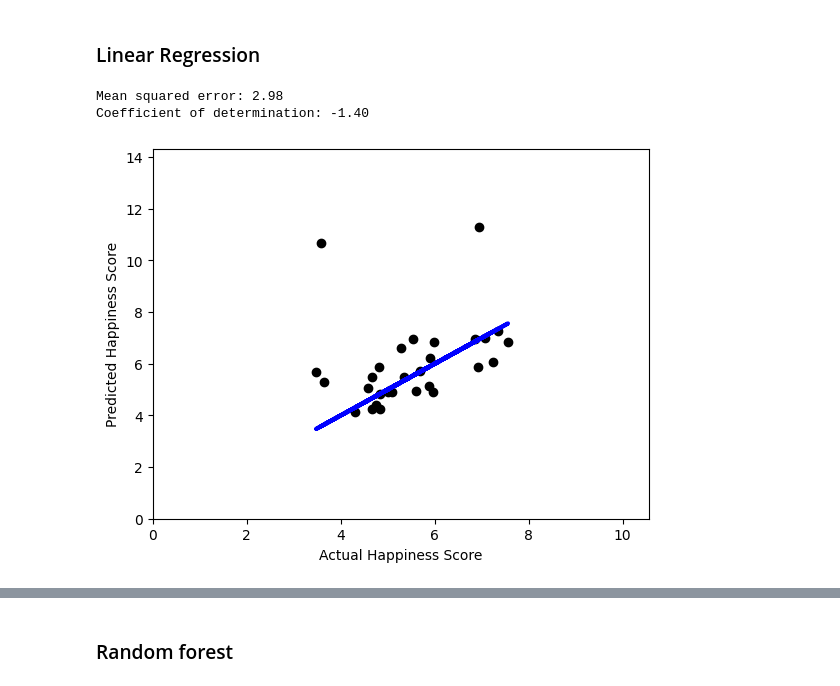
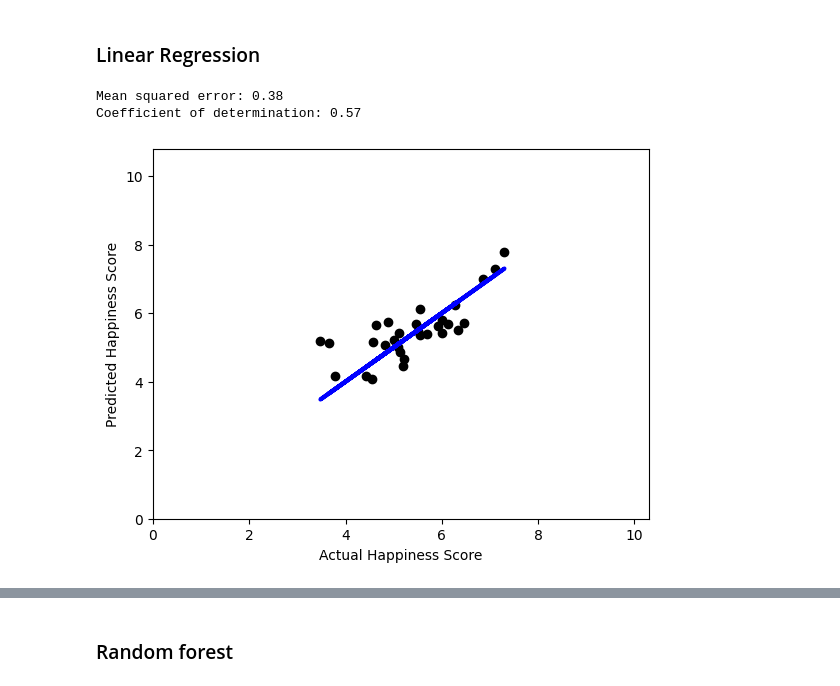
Before and after one commit to jlittorin/happiness, a Jupyter notebook: data_exploration.ipynb, the cells around one changed output, grey strips where cells are left out. Drawn from its saved outputs; the diff is of its cells as text; code cells hidden in the pictures.

```diff
--- a/data_exploration.ipynb
+++ b/data_exploration.ipynb
@@ -181,16 +181,16 @@ We have a number of columns with mostly null values, drop those
 # %%
 # Find columns with more than 30% missing values in the training set
 missing_threshold = 0.3
-missing = data.isnull().sum(axis=0).div(data.shape[0])
+missing = train_data.isnull().sum(axis=0).div(train_data.shape[0])
 missing = missing[missing > missing_threshold]
 
 columns_to_drop = list(missing.index)
 
 # drop from test & training set
-data = data.drop(columns_to_drop, axis=1)
+train_data = train_data.drop(columns_to_drop, axis=1)
 test_data = test_data.drop(columns_to_drop, axis=1)
 
-data.info()
+train_data.info()
 # %% [output]
 <class 'pandas.core.frame.DataFrame'>
 Index: 149 entries, 0 to 267
@@ -216,16 +216,16 @@ In the remaining columns, we impute the median calculated from the training set
 from sklearn.impute import SimpleImputer
 
 imputer = SimpleImputer(strategy='median')
-impute_columns = data.columns.drop(['country', 'happiness'])
+numeric_columns = train_data.columns.drop(['country', 'happiness'])
 
 # fit on the data set
-imputer.fit(data[impute_columns])
+imputer.fit(train_data[numeric_columns])
 
 # transform both datasets
-data[impute_columns] = imputer.transform(data[impute_columns])
-test_data[impute_columns] = imputer.transform(test_data[impute_columns])
+train_data[numeric_columns] = imputer.transform(train_data[numeric_columns])
+test_data[numeric_columns] = imputer.transform(test_data[numeric_columns])
 
-data.info()
+train_data.info()
 # %% [output]
 <class 'pandas.core.frame.DataFrame'>
 Index: 149 entries, 0 to 267
@@ -246,0 +250,11 @@ memory usage: 43.1+ KB
+# %%
+# Normalize data
+from sklearn.preprocessing import StandardScaler
+
+scaler = StandardScaler()
+scaler.fit(train_data[numeric_columns])
+
+train_data[numeric_columns] = scaler.transform(train_data[numeric_columns])
+test_data[numeric_columns] = scaler.transform(test_data[numeric_columns])
+
+train_data.head(5)
@@ -260,40 +282,38 @@ plt.show()
 ### Create train & dev sets
 # %%
 from sklearn.model_selection import train_test_split
-from sklearn.metrics import mean_squared_error, r2_score
 
-y = data['happiness']
+y = train_data['happiness']
+X = train_data.drop(['happiness'], axis=1)
 
 # split data into train and test data
-X_train_orig, X_dev_orig, y_train, y_dev = train_test_split(data, y, test_size=0.2)
-
-X_train = X_train_orig.drop(['country', 'happiness'], axis=1)
-X_dev = X_dev_orig.drop(['country', 'happiness'], axis=1)
+X_train, X_dev, y_train, y_dev = train_test_split(X, y, test_size=0.2, random_state=43) # try 21
 # %% [markdown]
 ### Linear Regression
 # %%
 from sklearn.linear_model import LinearRegression
+from sklearn.metrics import mean_squared_error, r2_score
 
-model = LinearRegression()
-model.fit(X_train, y_train)
+lr_model = LinearRegression()
+lr_model.fit(X_train[numeric_columns], y_train)
 
-y_pred = model.predict(X_dev)
+y_pred = lr_model.predict(X_dev[numeric_columns])
 
 # visualize  results
 print('Mean squared error: %.2f' % mean_squared_error(y_dev, y_pred))
 print('Coefficient of determination: %.2f' % r2_score(y_dev, y_pred))
 
 plt.scatter(y_dev, y_pred, color='black')
 plt.plot(y_dev, y_dev, color='blue', linewidth=3)
 plt.xlabel('Actual Happiness Score')
 plt.ylabel('Predicted Happiness Score')
 plt.xlim([0, max(y_dev) + 3])
 plt.ylim([0, max(y_pred) + 3])
 plt.show()
 # %% [output]
-Mean squared error: 2.98
-Coefficient of determination: -1.40
+Mean squared error: 0.38
+Coefficient of determination: 0.57
-[figure, old version]
+[figure, new version]
 # %%
 # print the predictions of the dev set
 dev_result = pd.DataFrame()
```
Also changed, not shown: parts of 10 cells of this notebook.
